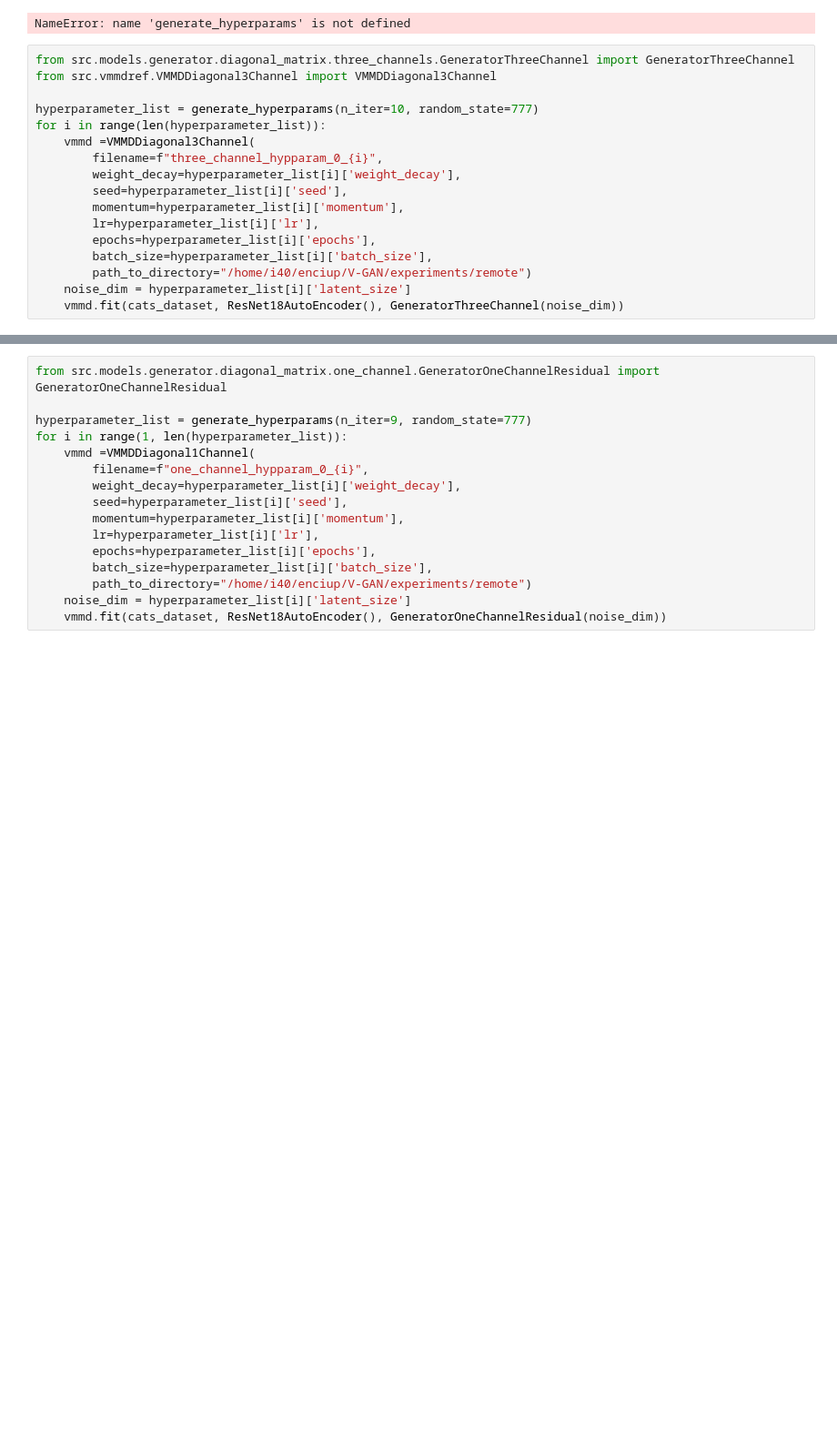
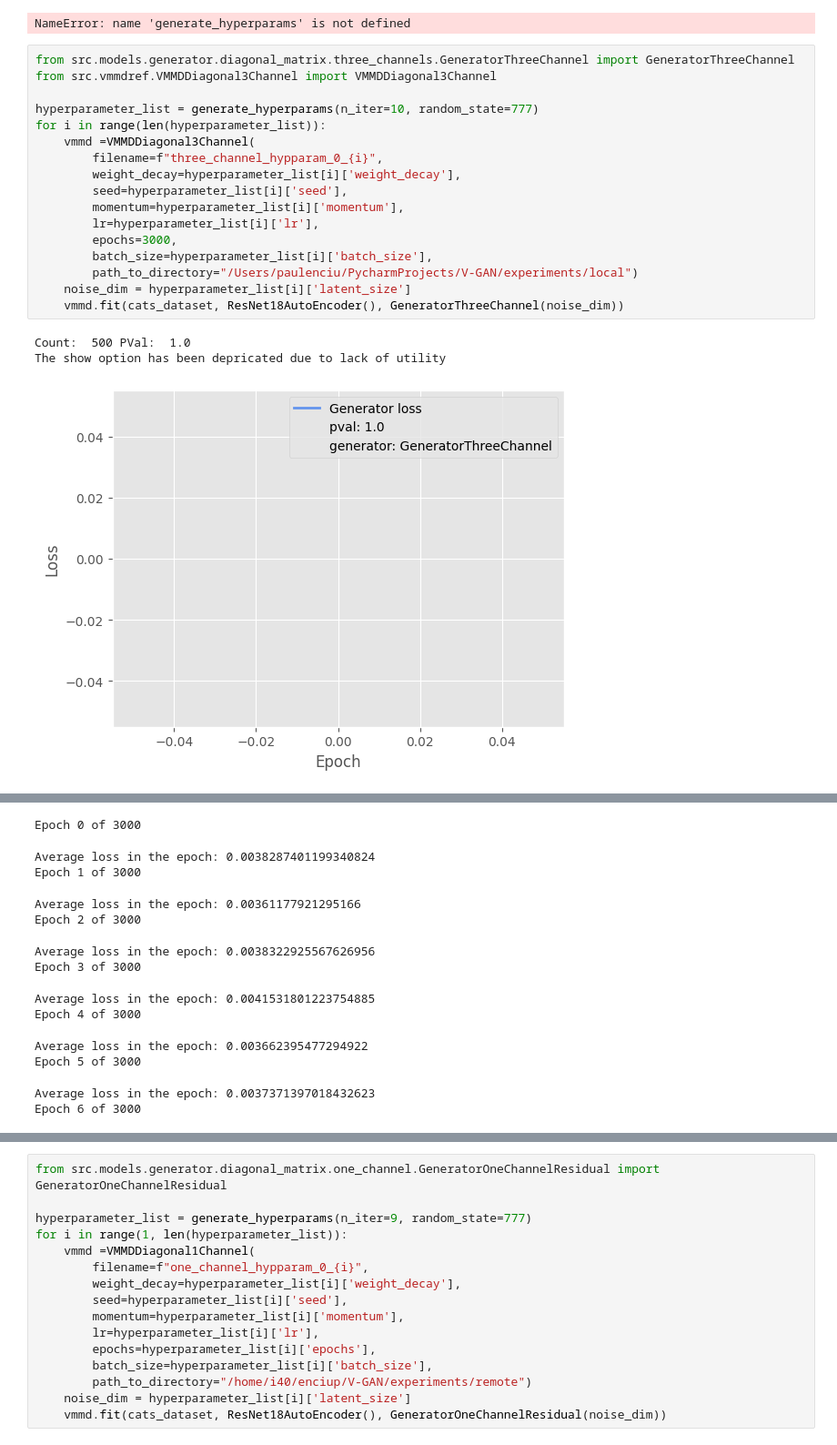
Before and after one commit to paulenciu/V-GAN, a Jupyter notebook: src/notebooks/remote.ipynb, the cells around one changed output, grey strips where cells are left out. Shown at 91% size. Drawn from its saved outputs; the diff is of its cells as text; blank space fills up the shorter version.

```diff
--- a/src/notebooks/remote.ipynb
+++ b/src/notebooks/remote.ipynb
@@ -93,17 +93,21 @@ NameError: name 'generate_hyperparams' is not defined
 # %%
 from src.models.generator.diagonal_matrix.three_channels.GeneratorThreeChannel import GeneratorThreeChannel
 from src.vmmdref.VMMDDiagonal3Channel import VMMDDiagonal3Channel
 
 hyperparameter_list = generate_hyperparams(n_iter=10, random_state=777)
 for i in range(len(hyperparameter_list)):
     vmmd =VMMDDiagonal3Channel(
         filename=f"three_channel_hypparam_0_{i}",
         weight_decay=hyperparameter_list[i]['weight_decay'],
         seed=hyperparameter_list[i]['seed'],
         momentum=hyperparameter_list[i]['momentum'],
         lr=hyperparameter_list[i]['lr'],
-        epochs=hyperparameter_list[i]['epochs'],
+        epochs=3000,
         batch_size=hyperparameter_list[i]['batch_size'],
-        path_to_directory="/home/i40/enciup/V-GAN/experiments/remote")
+        path_to_directory="/Users/paulenciu/PycharmProjects/V-GAN/experiments/local")
     noise_dim = hyperparameter_list[i]['latent_size']
     vmmd.fit(cats_dataset, ResNet18AutoEncoder(), GeneratorThreeChannel(noise_dim))
+# %% [output]
+Count:  500 PVal:  1.0
+The show option has been depricated due to lack of utility
+[figure, added]
@@ -109,0 +115,13 @@ for i in range(len(hyperparameter_list)):
+Epoch 0 of 3000
+Average loss in the epoch: 0.0038287401199340824
+Epoch 1 of 3000
+Average loss in the epoch: 0.00361177921295166
+Epoch 2 of 3000
+Average loss in the epoch: 0.0038322925567626956
+Epoch 3 of 3000
+Average loss in the epoch: 0.0041531801223754885
+Epoch 4 of 3000
+Average loss in the epoch: 0.003662395477294922
+Epoch 5 of 3000
+Average loss in the epoch: 0.0037371397018432623
+Epoch 6 of 3000
```
Also changed, not shown: parts of 1 cell of this notebook, 6 other files.
